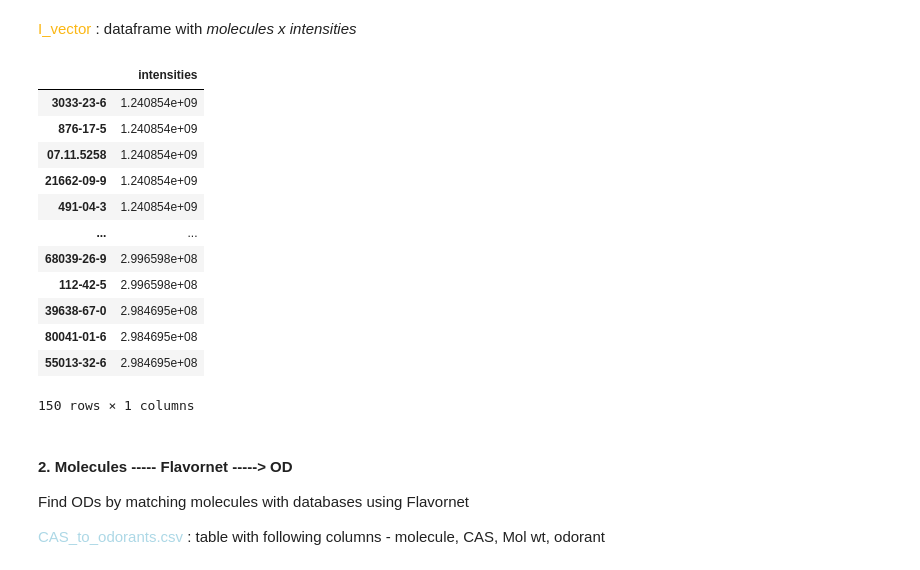
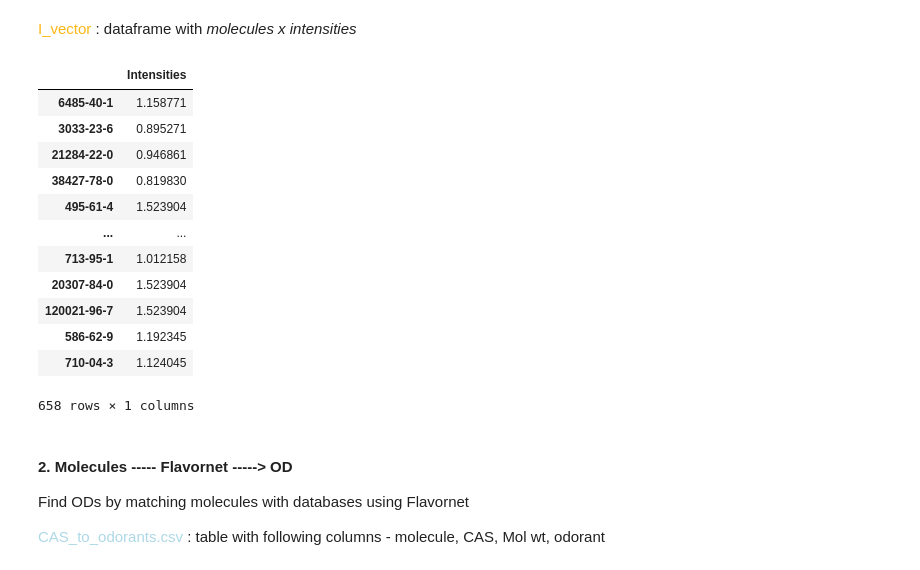
Before and after one commit to rengesf/flavorpred, a Jupyter notebook: Pipeline_RI.ipynb, the cells around one changed output. Drawn from its saved outputs; the diff is of its cells as text; code cells hidden in the pictures.

Commit message:
normalized intensities

```diff
--- a/Pipeline_RI.ipynb
+++ b/Pipeline_RI.ipynb
@@ -104,0 +161,4 @@ data = data[data["replicate"]==1]
+# %%
+data_norm.index = data_dist['sample_key']
+# %%
+data_norm2 = data_norm.apply(lambda col:col/col.median(),axis=0)
@@ -107,6 +182,7 @@ sample_key = "000920"
 # %%
-used_data = data[data["sample_key"]==sample_key]
+used_data = data_norm2[data_norm2.index==sample_key]
 #filter columns that are 0
+used_data.fillna(0, inplace=True)
 used_data = used_data.loc[:, (used_data != 0).any(axis=0)]
 used_data
 # %% [output]
@@ -129,8 +206,0 @@ n=150
-# %%
-used_data = used_data.drop(columns=['sample_key', 'replicate'])
-largest_entries = used_data.iloc[0].nlargest(n)
-#largest_entries = np.log1p(used_data.iloc[0].nlargest(n))
-
-# Create a new DataFrame with only the largest entries
-data_top50 = pd.DataFrame({'Intensities': largest_entries})
-data_top50
@@ -156,22 +210,23 @@ intensities = list(data_top50['Intensities'])
 <span style="color:#FBB714">I_vector</span> : dataframe with *molecules x intensities*
 # %%
 #I_vector = pd.DataFrame(data = mol_int, index = ["intensities"]).T
-I_vector = pd.DataFrame(data= intensities,index = ms_cas, columns=["intensities"])
+I_vector =pd.DataFrame({'Intensities': used_data.iloc[0]})
+
 I_vector
 # %% [output]
-|  | intensities |
-| 3033-23-6 | 1.240854e+09 |
-| 876-17-5 | 1.240854e+09 |
-| 07.11.5258 | 1.240854e+09 |
-| 21662-09-9 | 1.240854e+09 |
-| 491-04-3 | 1.240854e+09 |
+|  | Intensities |
+| 6485-40-1 | 1.158771 |
+| 3033-23-6 | 0.895271 |
+| 21284-22-0 | 0.946861 |
+| 38427-78-0 | 0.819830 |
+| 495-61-4 | 1.523904 |
 | ... | ... |
-| 68039-26-9 | 2.996598e+08 |
-| 112-42-5 | 2.996598e+08 |
-| 39638-67-0 | 2.984695e+08 |
-| 80041-01-6 | 2.984695e+08 |
-| 55013-32-6 | 2.984695e+08 |
+| 713-95-1 | 1.012158 |
+| 20307-84-0 | 1.523904 |
+| 120021-96-7 | 1.523904 |
+| 586-62-9 | 1.192345 |
+| 710-04-3 | 1.124045 |
-150 rows × 1 columns
+658 rows × 1 columns
 # %% [markdown]
 #### 2. Molecules ----- Flavornet -----> OD
 Find ODs by matching molecules with databases using Flavornet
```
Also changed, not shown: parts of 66 cells of this notebook.
